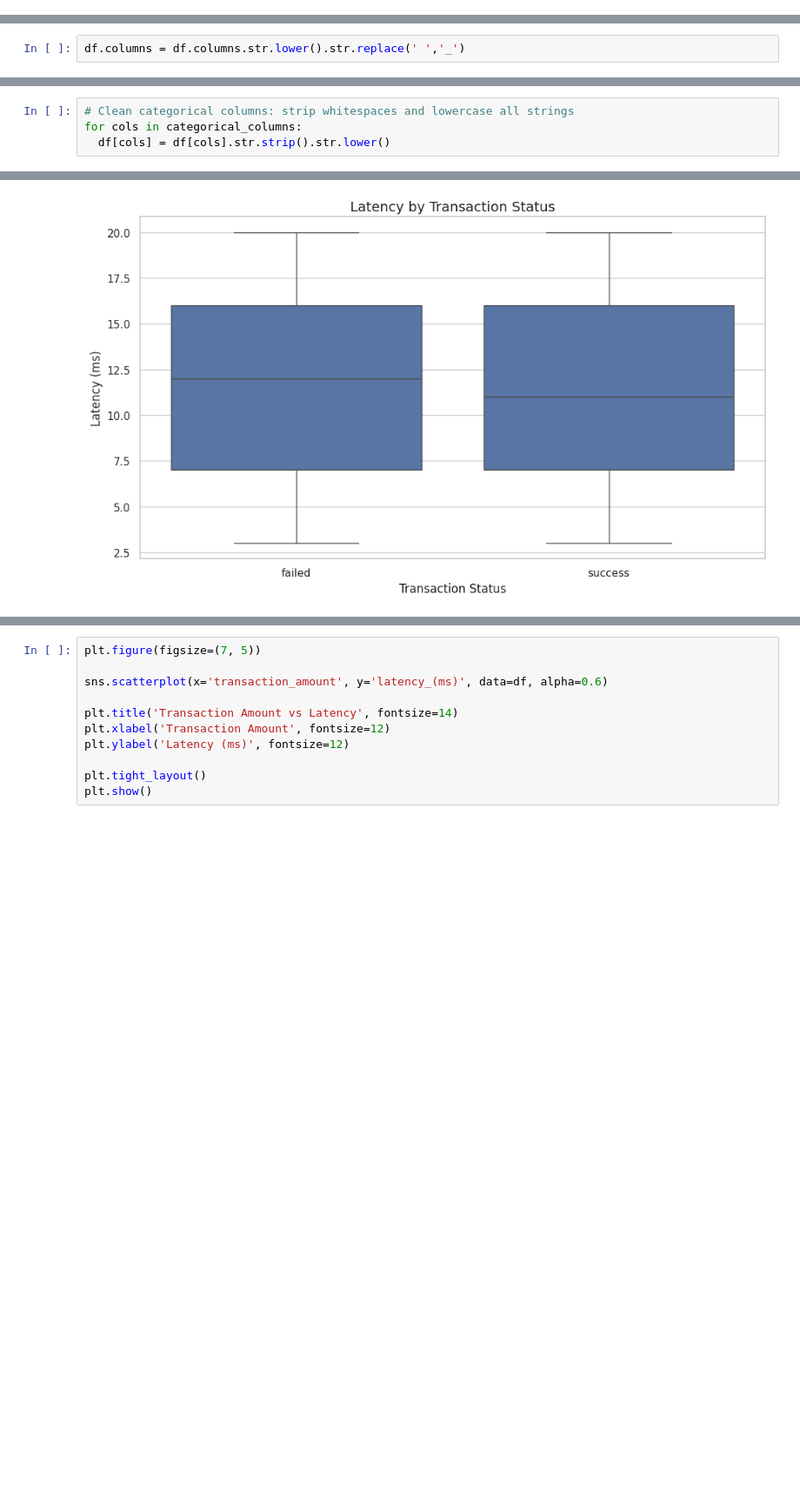
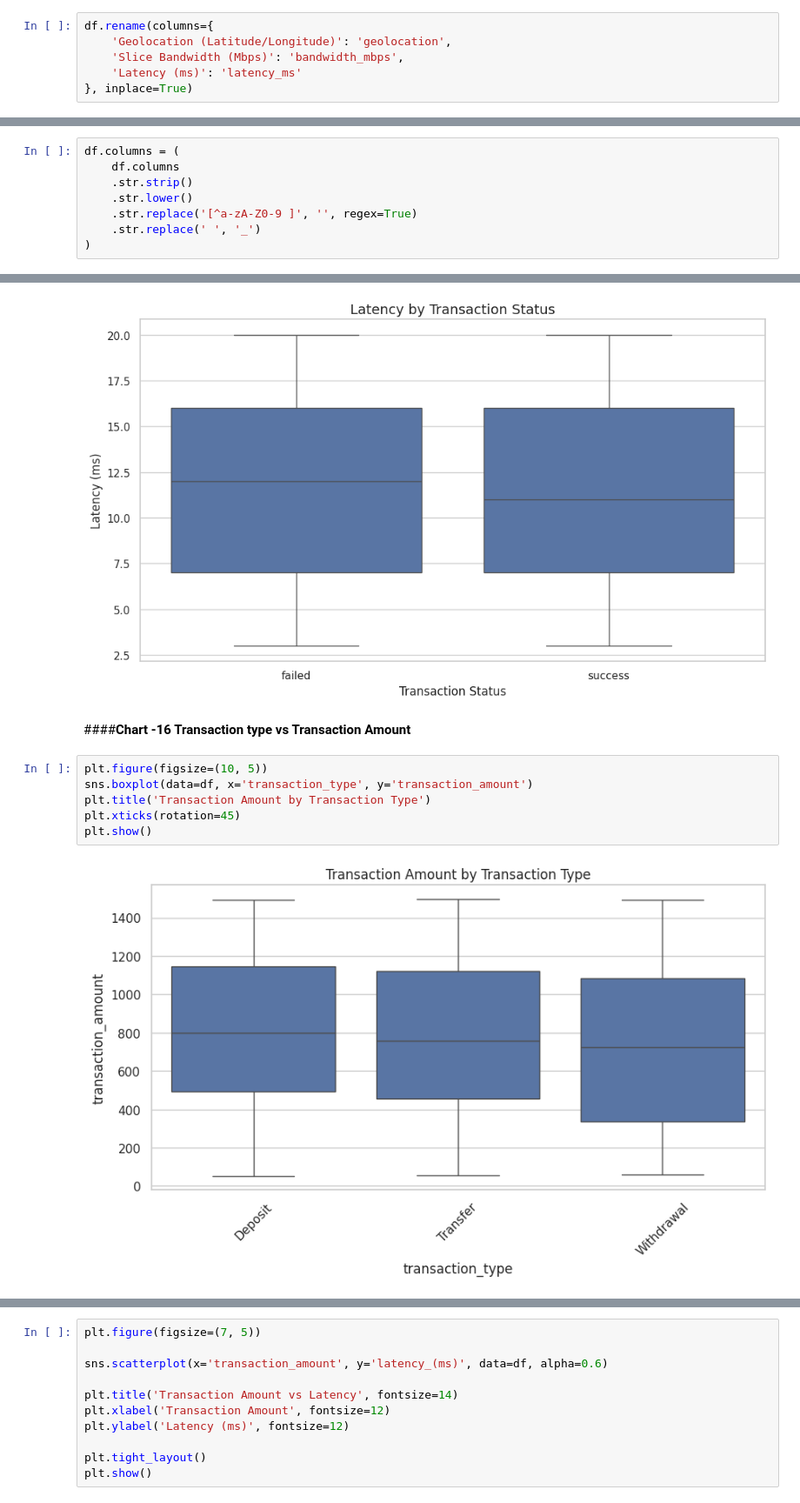
Before and after one commit to Sagarjain93/Operations_transaction_Data, a Jupyter notebook: transaction_data.ipynb, the cells around one changed output, grey strips where cells are left out. Shown at 87% size. Drawn from its saved outputs; the diff is of its cells as text; blank space fills up the shorter version.

Commit message:
Completed Categorical vs Numerical and Categorical vs categorical Bivariate Analysis

```diff
--- a/transaction_data.ipynb
+++ b/transaction_data.ipynb
@@ -99,0 +331,6 @@ df = pd.read_csv('/content/drive/MyDrive/colab/eda/8. Operations/transaction_dat
+# %%
+df.rename(columns={
+    'Geolocation (Latitude/Longitude)': 'geolocation',
+    'Slice Bandwidth (Mbps)': 'bandwidth_mbps',
+    'Latency (ms)': 'latency_ms'
+}, inplace=True)
@@ -100,3 +339,11 @@ df = pd.read_csv('/content/drive/MyDrive/colab/eda/8. Operations/transaction_dat
+# %%
+df.columns = (
+    df.columns
+    .str.strip()
+    .str.lower()
+    .str.replace('[^a-zA-Z0-9 ]', '', regex=True)
+    .str.replace(' ', '_')
+)
 # %%
 df.columns
 # %% [output]
@@ -254,2 +354,0 @@ Standardizing column names to ensure consistency, readability, and ease of use t
-# %%
-df.columns = df.columns.str.lower().str.replace(' ','_')
@@ -293,4 +374,0 @@ In this section, we clean the categorical columns by standardizing text formats
-# %%
-# Clean categorical columns: strip whitespaces and lowercase all strings
-for cols in categorical_columns:
-  df[cols] = df[cols].str.strip().str.lower()
@@ -1068,4 +1114,14 @@ plt.tight_layout()
 plt.show()
 # %% [output]
 [figure]
+# %% [markdown]
+####**Chart -16 Transaction type vs Transaction Amount**
+# %%
+plt.figure(figsize=(10, 5))
+sns.boxplot(data=df, x='transaction_type', y='transaction_amount')
+plt.title('Transaction Amount by Transaction Type')
+plt.xticks(rotation=45)
+plt.show()
+# %% [output]
+[figure, added]
 # %% [markdown]
```
Also changed, not shown: parts of 140 cells of this notebook.
